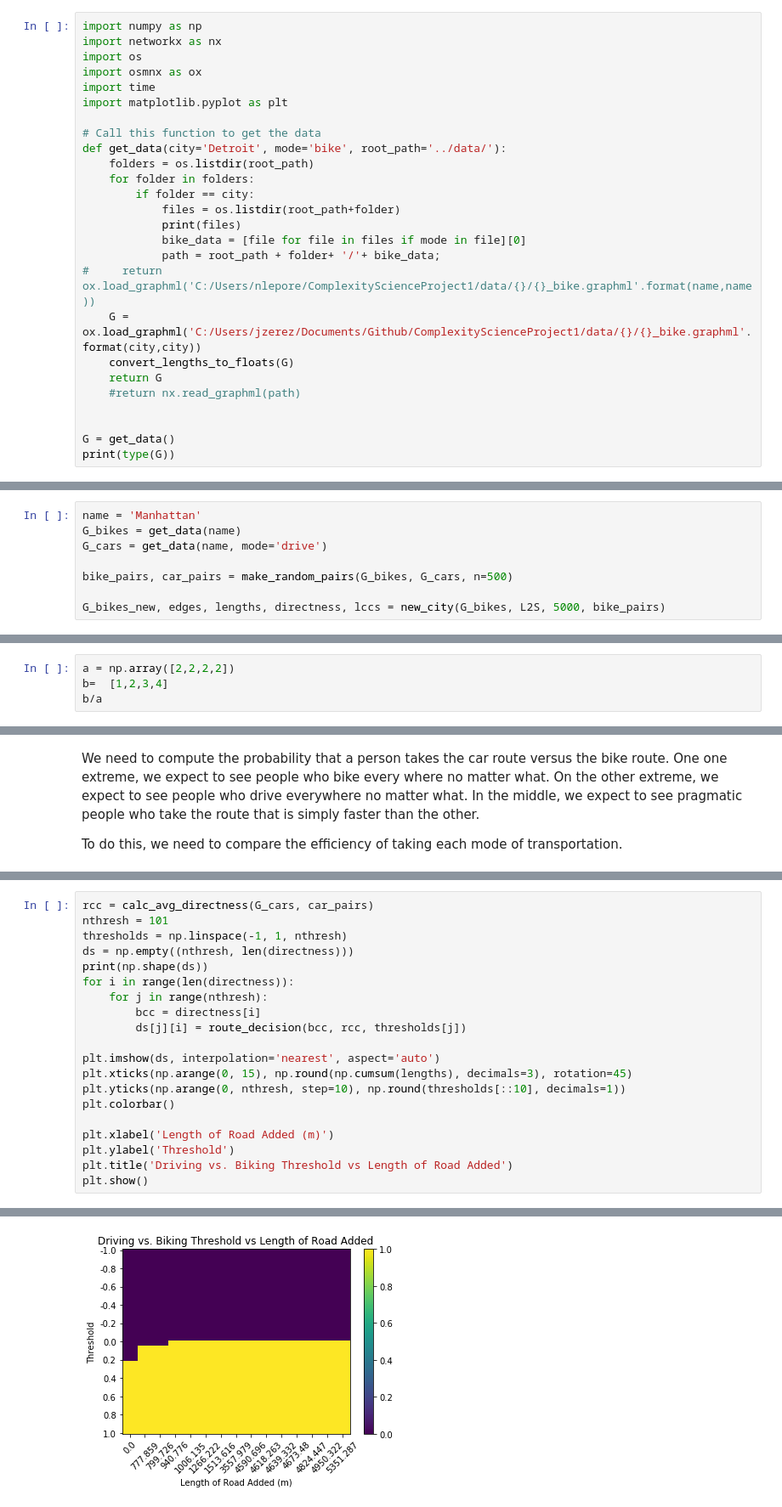
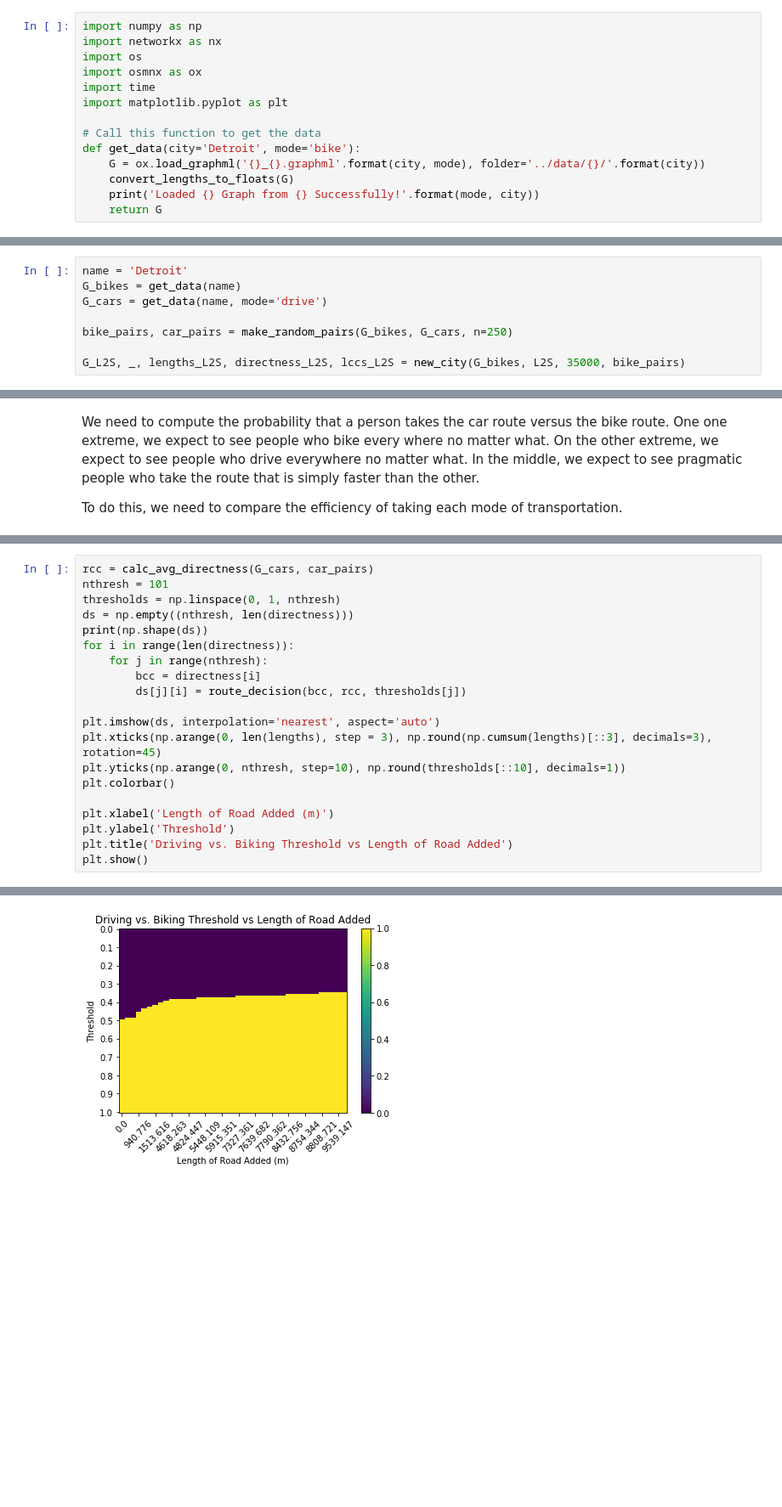
Before and after one commit to jzerez/BikeNetworks, a Jupyter notebook: code/Final Notebook_Nate_Jon.ipynb, the cells around one changed output, grey strips where cells are left out. Shown at 85% size. Cells and saved outputs as stored; diff of their text form; blank space fills up the shorter version.

```diff
--- a/code/Final Notebook_Nate_Jon.ipynb
+++ b/code/Final Notebook_Nate_Jon.ipynb
@@ -7,20 +7,8 @@ import time
 import matplotlib.pyplot as plt
 
 # Call this function to get the data
-def get_data(city='Detroit', mode='bike', root_path='../data/'):
-    folders = os.listdir(root_path)
-    for folder in folders:
-        if folder == city:
-            files = os.listdir(root_path+folder)
-            print(files)
-            bike_data = [file for file in files if mode in file][0]
-            path = root_path + folder+ '/'+ bike_data;
-#     return ox.load_graphml('C:/Users/nlepore/ComplexityScienceProject1/data/{}/{}_bike.graphml'.format(name,name))
-    G = ox.load_graphml('C:/Users/jzerez/Documents/Github/ComplexityScienceProject1/data/{}/{}_bike.graphml'.format(city,city))
+def get_data(city='Detroit', mode='bike'):
+    G = ox.load_graphml('{}_{}.graphml'.format(city, mode), folder='../data/{}/'.format(city))
     convert_lengths_to_floats(G)
+    print('Loaded {} Graph from {} Successfully!'.format(mode, city))
     return G
-    #return nx.read_graphml(path)
-
-
-G = get_data()
-print(type(G))
@@ -271,11 +257,11 @@ def new_city(G, algy, length, random_pairs):
     directness_random.append(calc_avg_directness(G, random_pairs))
     return G, added_edges, tot_length, directness_random, lccs
 # %%
-name = 'Manhattan'
+name = 'Detroit'
 G_bikes = get_data(name)
 G_cars = get_data(name, mode='drive')
 
-bike_pairs, car_pairs = make_random_pairs(G_bikes, G_cars, n=500)
+bike_pairs, car_pairs = make_random_pairs(G_bikes, G_cars, n=250)
 
-G_bikes_new, edges, lengths, directness, lccs = new_city(G_bikes, L2S, 5000, bike_pairs)
+G_L2S, _, lengths_L2S, directness_L2S, lccs_L2S = new_city(G_bikes, L2S, 35000, bike_pairs)
 # %% [output]
@@ -347,4 +317,0 @@ plt.show()
-# %%
-a = np.array([2,2,2,2])
-b=  [1,2,3,4]
-b/a
@@ -439,7 +421,7 @@ rcc
 # %%
 rcc = calc_avg_directness(G_cars, car_pairs)
 nthresh = 101
-thresholds = np.linspace(-1, 1, nthresh)
+thresholds = np.linspace(0, 1, nthresh)
 ds = np.empty((nthresh, len(directness)))
 print(np.shape(ds))
 for i in range(len(directness)):
@@ -448,7 +430,7 @@ for i in range(len(directness)):
         ds[j][i] = route_decision(bcc, rcc, thresholds[j])
 
 plt.imshow(ds, interpolation='nearest', aspect='auto')
-plt.xticks(np.arange(0, 15), np.round(np.cumsum(lengths), decimals=3), rotation=45)
+plt.xticks(np.arange(0, len(lengths), step = 3), np.round(np.cumsum(lengths)[::3], decimals=3), rotation=45)
 plt.yticks(np.arange(0, nthresh, step=10), np.round(thresholds[::10], decimals=1))
 plt.colorbar()
 
@@ -461 +443 @@ plt.show()
-[figure, old version]
+[figure, new version]
```
Also changed, not shown: parts of 17 cells of this notebook, 2 other files.
